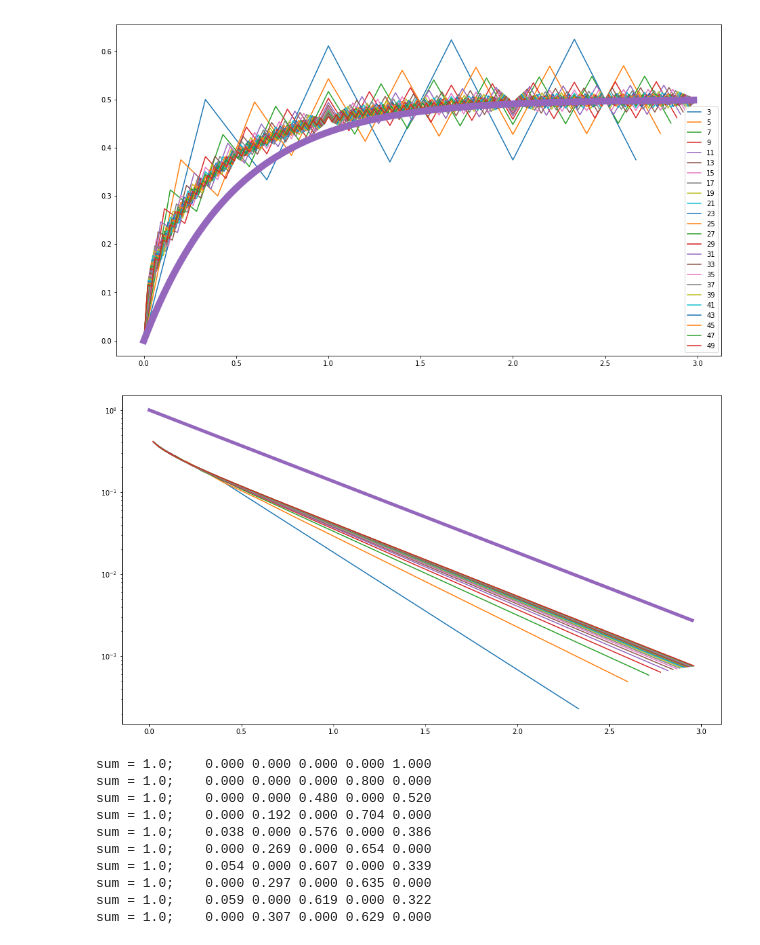
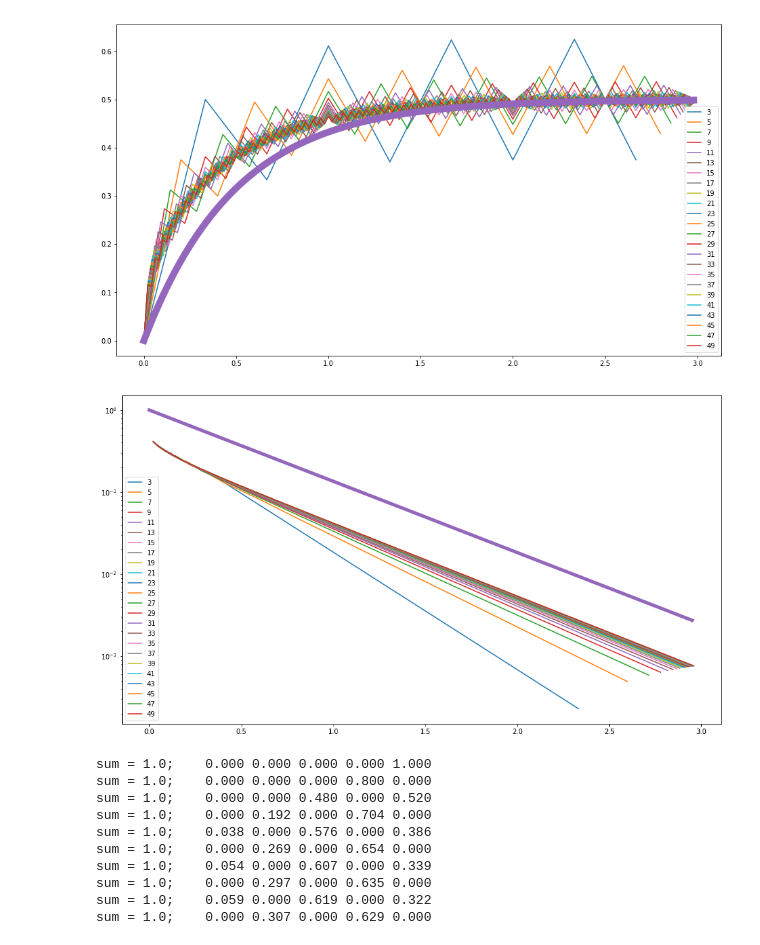
Before and after one commit to lukasgeyrhofer/flippingbits, a Jupyter notebook: dynamics.ipynb, the cells around one changed output. Drawn from its saved outputs; the diff is of its cells as text; code cells hidden in the pictures.

```diff
--- a/dynamics.ipynb
+++ b/dynamics.ipynb
@@ -168,23 +167,24 @@ plt.show()
 # %%
 # interpolate approach to asymptotic form by smearing out the oscillating signal
 # set smeared[i] ~ 0.25 * x[i-1] + 0.50 * x[i] + 0.25 * x[i+1]
 # this should get rid of oscillating, while still keeping overall dynamics more or less conserved
 
 lgnd = []
 for x in totalpf:
     smeared = np.zeros(len(x[1]))
     for i in range(1,len(x[1])-1):
         smeared[i] = 0.5 * (0.5 * x[1][i-1] + x[1][i] + 0.5 * x[1][i+1])
     plt.plot(x[0][1:-1],0.5-smeared[1:-1])
     lgnd.append(int(1/x[0][1]))
 plt.yscale('log')
 #plt.xscale('log')
 
 y = np.arange(start = 0, stop = 3, step = .05)
 plt.plot(y,np.exp(-2*y),lw = 5)
+plt.legend(lgnd)
 plt.show()
 # %% [output]
-[figure, old version]
+[figure, new version]
 # %%
 q = deltastart(4)
 for s in range(10):
```
Also changed, not shown: parts of 5 cells of this notebook.
